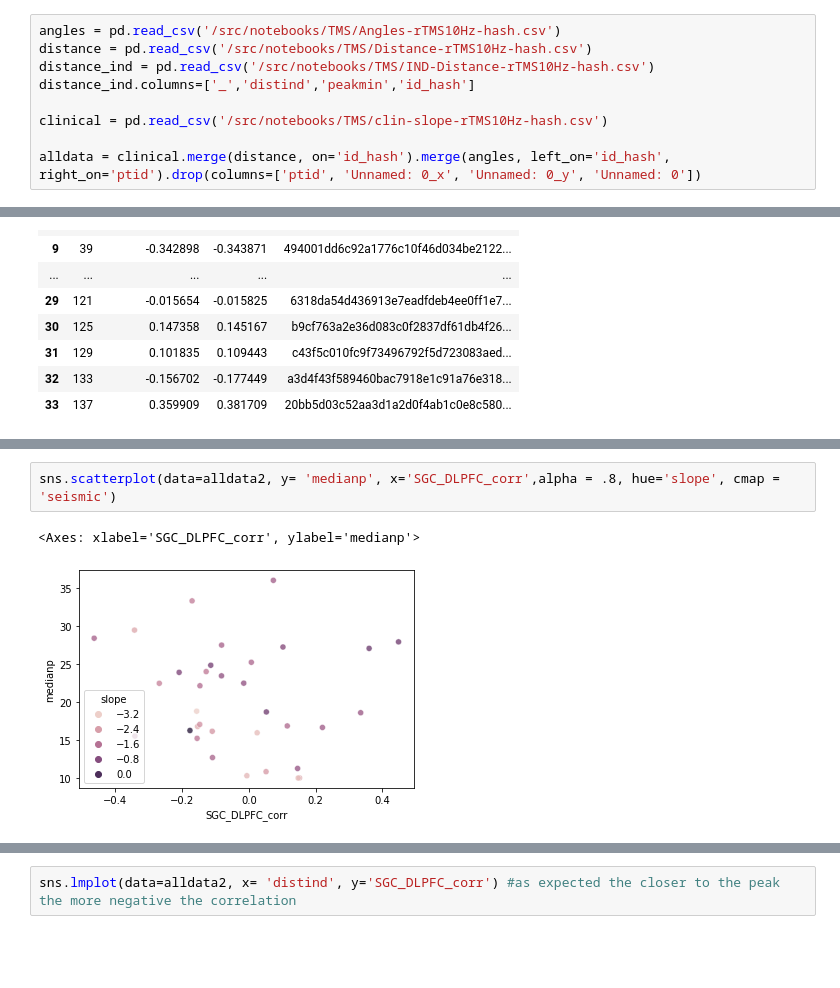
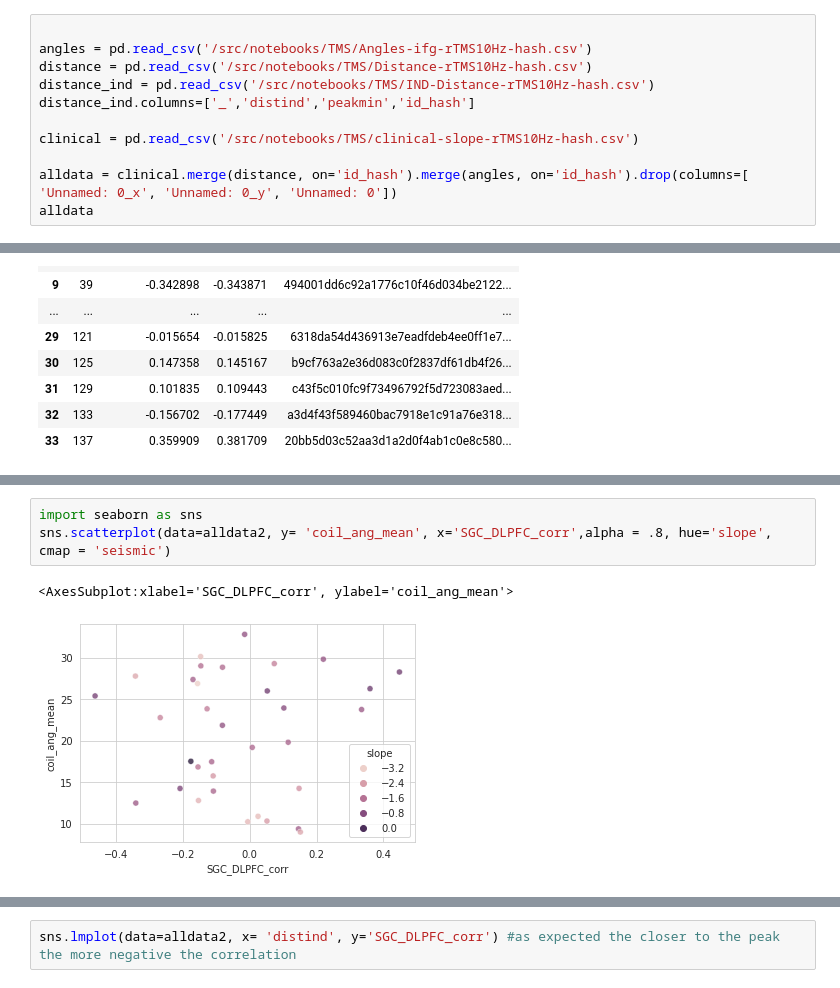
Before and after one commit to argyelan/Publications, a Jupyter notebook: MFG-orientation/MFG-TMSCOIL-ORIENTATION-tp.ipynb, the cells around one changed output, grey strips where cells are left out. Cells and saved outputs as stored; diff of their text form; blank space fills up the shorter version.

```diff
--- a/MFG-orientation/MFG-TMSCOIL-ORIENTATION-tp.ipynb
+++ b/MFG-orientation/MFG-TMSCOIL-ORIENTATION-tp.ipynb
@@ -292,9 +107,11 @@ angles.to_csv('/src/notebooks/TMS/Angles-rTMS10Hz-hash.csv')
 # %%
-angles = pd.read_csv('/src/notebooks/TMS/Angles-rTMS10Hz-hash.csv')
+
+angles = pd.read_csv('/src/notebooks/TMS/Angles-ifg-rTMS10Hz-hash.csv')
 distance = pd.read_csv('/src/notebooks/TMS/Distance-rTMS10Hz-hash.csv')
 distance_ind = pd.read_csv('/src/notebooks/TMS/IND-Distance-rTMS10Hz-hash.csv')
 distance_ind.columns=['_','distind','peakmin','id_hash']
 
-clinical = pd.read_csv('/src/notebooks/TMS/clin-slope-rTMS10Hz-hash.csv')
+clinical = pd.read_csv('/src/notebooks/TMS/clinical-slope-rTMS10Hz-hash.csv')
 
-alldata = clinical.merge(distance, on='id_hash').merge(angles, left_on='id_hash', right_on='ptid').drop(columns=['ptid', 'Unnamed: 0_x', 'Unnamed: 0_y', 'Unnamed: 0'])
+alldata = clinical.merge(distance, on='id_hash').merge(angles, on='id_hash').drop(columns=[ 'Unnamed: 0_x', 'Unnamed: 0_y', 'Unnamed: 0'])
+alldata
@@ -354,7 +190,8 @@ alldata2
 # %%
-sns.scatterplot(data=alldata2, y= 'medianp', x='SGC_DLPFC_corr',alpha = .8, hue='slope', cmap = 'seismic')
+import seaborn as sns
+sns.scatterplot(data=alldata2, y= 'coil_ang_mean', x='SGC_DLPFC_corr',alpha = .8, hue='slope', cmap = 'seismic')
 # %% [output]
-<Axes: xlabel='SGC_DLPFC_corr', ylabel='medianp'>
+<AxesSubplot:xlabel='SGC_DLPFC_corr', ylabel='coil_ang_mean'>
-[figure, old version]
+[figure, new version]
 # %%
 import statsmodels.formula.api as smf
```
Also changed, not shown: parts of 27 cells of this notebook, 1 other file.
